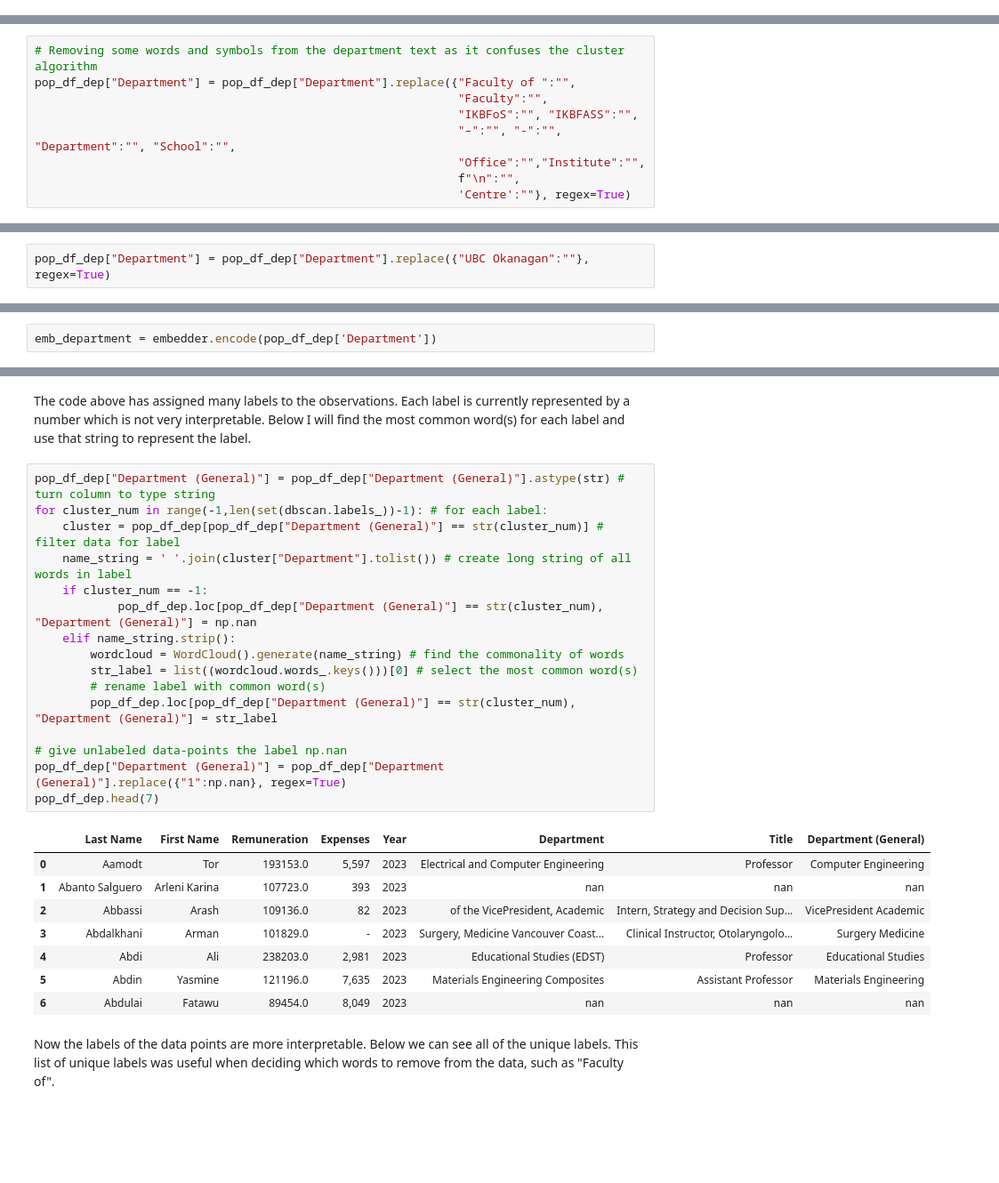
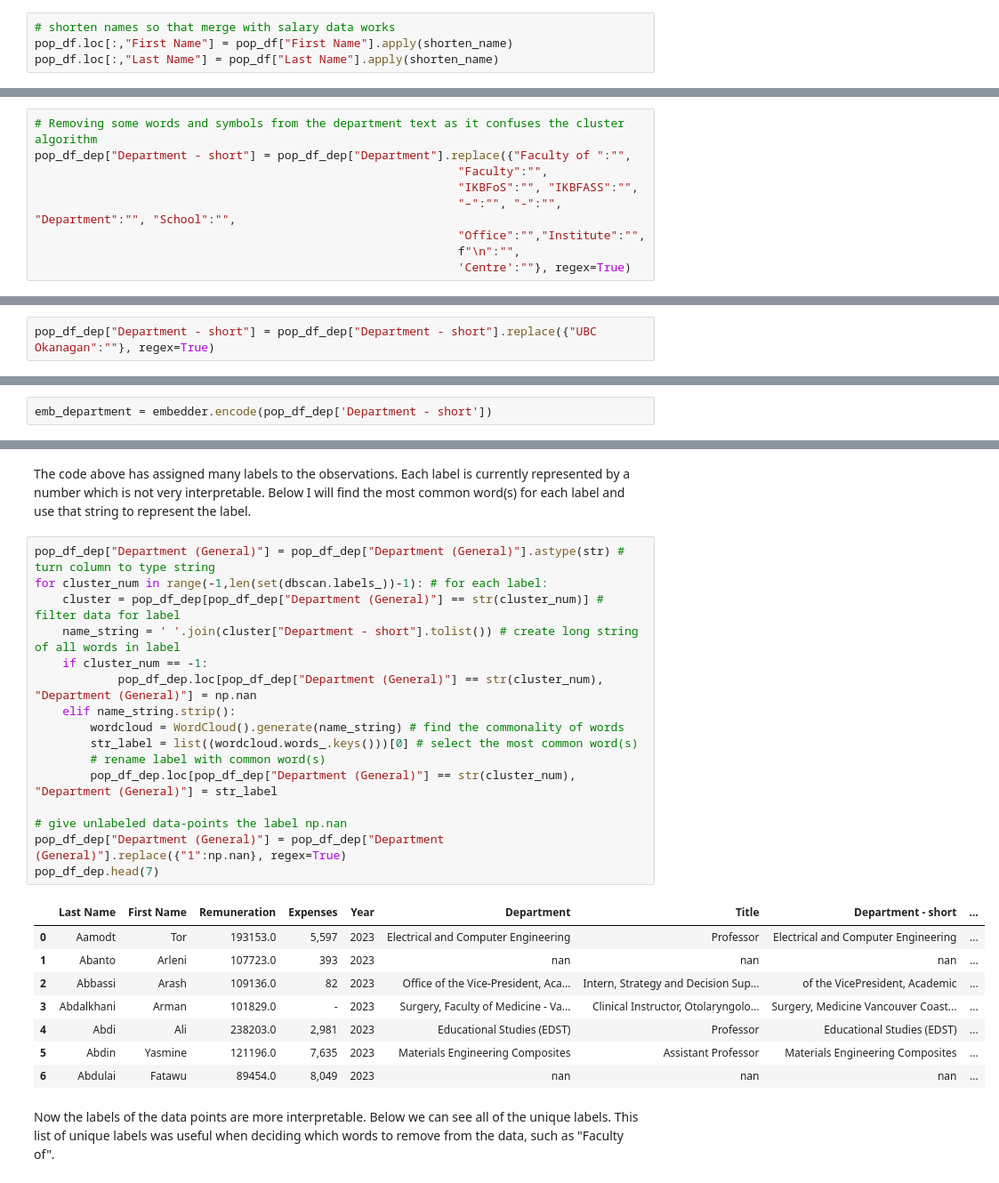
Before and after one commit to jjadeb/UBCSalary, a Jupyter notebook: UBCSalaries_ALL.ipynb, the cells around one changed output, grey strips where cells are left out. Shown at 89% size. Drawn from its saved outputs; the diff is of its cells as text; blank space fills up the shorter version.

Commit message:
reduced names and created a new column for department without common words

```diff
--- a/UBCSalaries_ALL.ipynb
+++ b/UBCSalaries_ALL.ipynb
@@ -197,3 +227,7 @@ pop_df.head()
+# %%
+# shorten names so that merge with salary data works
+pop_df.loc[:,"First Name"] = pop_df["First Name"].apply(shorten_name)
+pop_df.loc[:,"Last Name"] = pop_df["Last Name"].apply(shorten_name)
 # %% [markdown]
 The next step is to combine the department data with the salary data collected earlier.
 # %%
@@ -246,7 +280,7 @@ For clustering Department I used the DBScan clustering method. I chose this meth
 The first step is to do some preprocessing. I will remove some words and symbols from the department column that I don't want the algorithm using to determine similarity.
 # %%
 # Removing some words and symbols from the department text as it confuses the cluster algorithm
-pop_df_dep["Department"] = pop_df_dep["Department"].replace({"Faculty of ":"",
+pop_df_dep["Department - short"] = pop_df_dep["Department"].replace({"Faculty of ":"",
                                                              "Faculty":"",
                                                              "IKBFoS":"", "IKBFASS":"",
                                                              "–":"", "-":"", "Department":"", "School":"",
@@ -256,7 +290,7 @@ pop_df_dep["Department"] = pop_df_dep["Department"].replace({"Faculty of ":"",
 # %% [markdown]
 I'm also choosing to remove Location info about university, although it would be interesting to look at salary disparity across location another time
 # %%
-pop_df_dep["Department"] = pop_df_dep["Department"].replace({"UBC Okanagan":""}, regex=True)
+pop_df_dep["Department - short"] = pop_df_dep["Department - short"].replace({"UBC Okanagan":""}, regex=True)
 # %%
 pop_df_dep = pop_df_dep.reset_index(drop=True) # reset index so embedder works
 # %% [markdown]
@@ -264,7 +298,7 @@ The next step is to train the clustering model.
 # %%
 embedder = SentenceTransformer("paraphrase-distilroberta-base-v1")
 # %%
-emb_department = embedder.encode(pop_df_dep['Department'])
+emb_department = embedder.encode(pop_df_dep['Department - short'])
 # %%
 emb_department_df = pd.DataFrame(emb_department, index=pop_df_dep.index)
 # %%
@@ -301,28 +335,28 @@ The code above has assigned many labels to the observations. Each label is curre
 # %%
 pop_df_dep["Department (General)"] = pop_df_dep["Department (General)"].astype(str) # turn column to type string
 for cluster_num in range(-1,len(set(dbscan.labels_))-1): # for each label:
     cluster = pop_df_dep[pop_df_dep["Department (General)"] == str(cluster_num)] # filter data for label
-    name_string = ' '.join(cluster["Department"].tolist()) # create long string of all words in label
+    name_string = ' '.join(cluster["Department - short"].tolist()) # create long string of all words in label
     if cluster_num == -1:
             pop_df_dep.loc[pop_df_dep["Department (General)"] == str(cluster_num), "Department (General)"] = np.nan
     elif name_string.strip():
         wordcloud = WordCloud().generate(name_string) # find the commonality of words
         str_label = list((wordcloud.words_.keys()))[0] # select the most common word(s)
         # rename label with common word(s)
         pop_df_dep.loc[pop_df_dep["Department (General)"] == str(cluster_num), "Department (General)"] = str_label
 
 # give unlabeled data-points the label np.nan
 pop_df_dep["Department (General)"] = pop_df_dep["Department (General)"].replace({"1":np.nan}, regex=True)
 pop_df_dep.head(7)
 # %% [output]
-|  | Last Name | First Name | Remuneration | Expenses | Year | Department | Title | Department (General) |
-| 0 | Aamodt | Tor | 193153.0 | 5,597 | 2023 | Electrical and Computer Engineering | Professor | Computer Engineering |
-| 1 | Abanto Salguero | Arleni Karina | 107723.0 | 393 | 2023 | nan | nan | nan |
-| 2 | Abbassi | Arash | 109136.0 | 82 | 2023 | of the VicePresident, Academic | Intern, Strategy and Decision Sup... | VicePresident Academic |
-| 3 | Abdalkhani | Arman | 101829.0 | - | 2023 | Surgery, Medicine Vancouver Coast... | Clinical Instructor, Otolaryngolo... | Surgery Medicine |
-| 4 | Abdi | Ali | 238203.0 | 2,981 | 2023 | Educational Studies (EDST) | Professor | Educational Studies |
-| 5 | Abdin | Yasmine | 121196.0 | 7,635 | 2023 | Materials Engineering Composites | Assistant Professor | Materials Engineering |
-| 6 | Abdulai | Fatawu | 89454.0 | 8,049 | 2023 | nan | nan | nan |
+|  | Last Name | First Name | Remuneration | Expenses | Year | Department | Title | Department - short | ... |
+| 0 | Aamodt | Tor | 193153.0 | 5,597 | 2023 | Electrical and Computer Engineering | Professor | Electrical and Computer Engineering | ... |
+| 1 | Abanto | Arleni | 107723.0 | 393 | 2023 | nan | nan | nan | ... |
+| 2 | Abbassi | Arash | 109136.0 | 82 | 2023 | Office of the Vice-President, Aca... | Intern, Strategy and Decision Sup... | of the VicePresident, Academic | ... |
+| 3 | Abdalkhani | Arman | 101829.0 | - | 2023 | Surgery, Faculty of Medicine - Va... | Clinical Instructor, Otolaryngolo... | Surgery, Medicine Vancouver Coast... | ... |
+| 4 | Abdi | Ali | 238203.0 | 2,981 | 2023 | Educational Studies (EDST) | Professor | Educational Studies (EDST) | ... |
+| 5 | Abdin | Yasmine | 121196.0 | 7,635 | 2023 | Materials Engineering Composites | Assistant Professor | Materials Engineering Composites | ... |
+| 6 | Abdulai | Fatawu | 89454.0 | 8,049 | 2023 | nan | nan | nan | ... |
 # %% [markdown]
 Now the labels of the data points are more interpretable. Below we can see all of the unique labels. This list of unique labels was useful when deciding which words to remove from the data, such as "Faculty of".
 # %%
```
Also changed, not shown: parts of 36 cells of this notebook, 2 other files.
